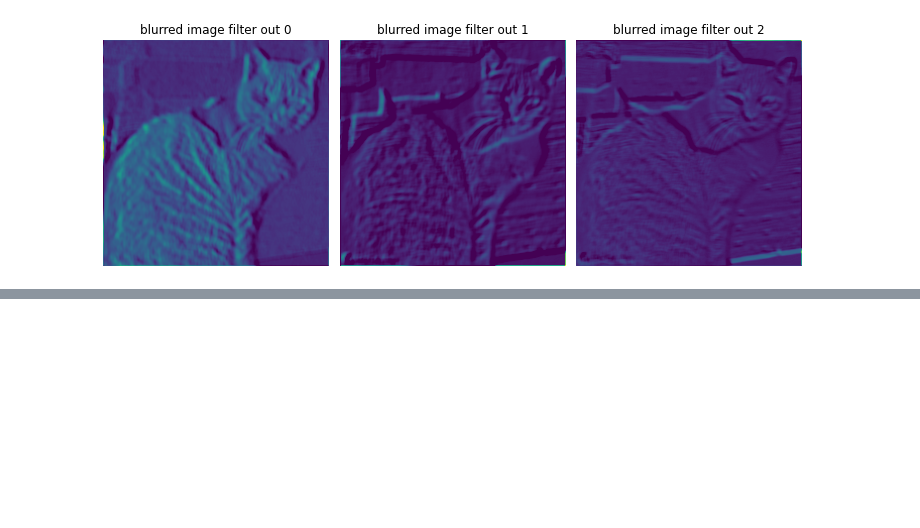
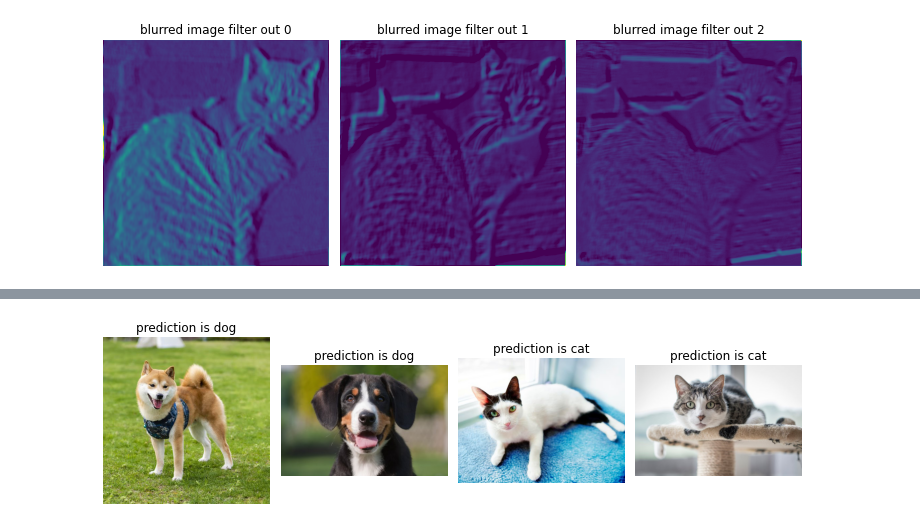
Before and after one commit to ynahum/cv_hw, a Jupyter notebook: Hw2/ee046746_hw2_deep_nn_classifiers_part_b.ipynb, the cells around one changed output, grey strips where cells are left out. Drawn from its saved outputs; the diff is of its cells as text; code cells hidden in the pictures; blank space fills up the shorter version.

```diff
--- a/Hw2/ee046746_hw2_deep_nn_classifiers_part_b.ipynb
+++ b/Hw2/ee046746_hw2_deep_nn_classifiers_part_b.ipynb
@@ -125,7 +126,10 @@ drive.mount('/content/drive')
 root_path = 'drive/MyDrive/'
 data_path = root_path + 'data/'
 birds_path = data_path + 'birds/'
+dogs_path = data_path + 'dogs/'
+cats_path = data_path + 'cats/'
 my_data_path = root_path + 'my_data/'
+svm_test_data_path = my_data_path + 'svm_test/'
 
 device = torch.device("cuda:0" if torch.cuda.is_available() else "cpu")
 
@@ -133,9 +137,12 @@ vgg16_minimum_image_size_in_pixels = (224,224)
 vgg16_mean = [0.485, 0.456, 0.406]
 vgg16_std = [0.229, 0.224, 0.225]
 
+dog_label = 0
+cat_label = 1
+
 def convert_from_cv2_img_to_pil_img(img: np.ndarray) -> Image:
   return Image.fromarray(cv2.cvtColor(img, cv2.COLOR_BGR2RGB))
 
 def convert_from_pil_img_to_cv2_img(img: Image) -> np.ndarray:
-  return cv2.cvtColor(numpy.array(img), cv2.COLOR_RGB2BGR)
+  return cv2.cvtColor(np.array(img), cv2.COLOR_RGB2BGR)
 # %% [output]
@@ -171,18 +177,16 @@ VGG(
 ### Q2 - section 2
 # %%
 # 2.2
-birds_files = [f for f in listdir(birds_path) if isfile(join(birds_path, f))]
+birds_files = [join(birds_path, f) for f in listdir(birds_path) if isfile(join(birds_path, f))]
 
 fig = plt.figure(figsize=(10,15))
-i = 0
 birds_images = []
-for file in birds_files:
-  image_bgr = cv2.imread(join(birds_path, file))
+for i,file in enumerate(birds_files):
+  image_bgr = cv2.imread(file)
   birds_images.append(image_bgr)
   ax = fig.add_subplot(1, len(birds_files),i+1)
   ax.imshow(cv2.cvtColor(birds_images[i], cv2.COLOR_BGR2RGB))
   ax.set_axis_off()
-  i +=1
 # %% [output]
 [figure]
 # %% [markdown]
@@ -415,3 +471,40 @@ filter_outputs(preprocessed_gblur_filtered_cat, model, 0, num_of_channels_to_plo
+# %%
+from sklearn import svm
+
+svm_model = svm.LinearSVC()
+svm_model.fit(images_z_vectors, labels)
+
+svm_test_files = [join(svm_test_data_path, f) for f in listdir(svm_test_data_path) if isfile(join(svm_test_data_path, f))]
+
+test_images = []
+test_prep_images = []
+for file in svm_test_files:
+  image = Image.open(file)
+  test_images.append(image)
+  prep_image = preprocess(image).to(device)
+  test_prep_images.append(prep_image)
+
+# create batch of images for model forward
+test_batch = torch.stack(test_prep_images, dim=0)
+
+# forward in model up to classifier FC layers
+test_images_z_vectors = forward_batch_upto_last_fc_layer(test_batch, classifier_wanted_fc_layer=5)
+
+predictions = svm_model.predict(test_images_z_vectors)
+
+fig = plt.figure(figsize=(10,15))
+for i, test_image in enumerate(test_images):
+  ax = fig.add_subplot(1, len(test_images),i+1)
+  ax.imshow(test_image)
+  ax.set_axis_off()
+  if predictions[i] == cat_label:
+    label = "cat"
+  else:
+    label = "dog"
+  ax.set_title(f"prediction is {label}")
+plt.tight_layout()
+# %% [output]
+[figure, added]
 # %% [markdown]
 ## <img src="https://img.icons8.com/dusk/64/000000/prize.png" style="height:50px;display:inline"> Credits
 * Icons from <a href="https://icons8.com/">Icon8.com</a> - https://icons8.com
```
Also changed, not shown: parts of 7 cells of this notebook.
